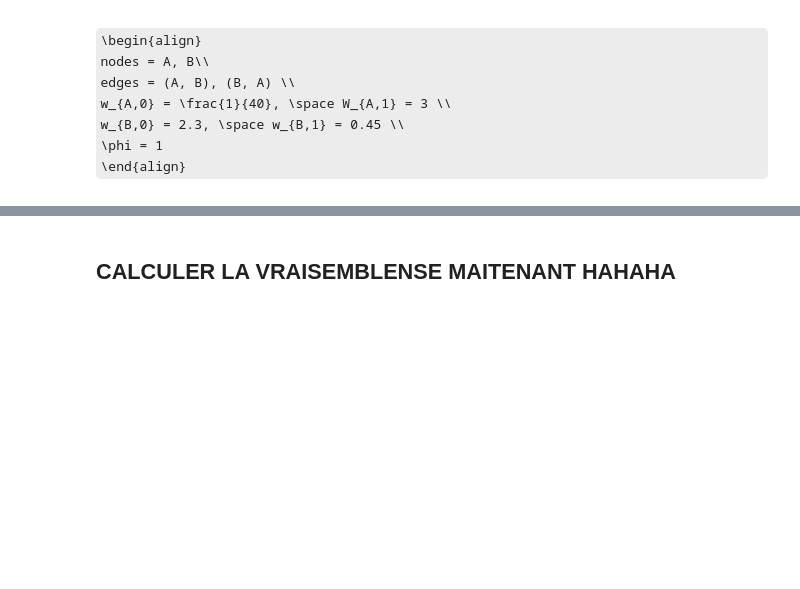
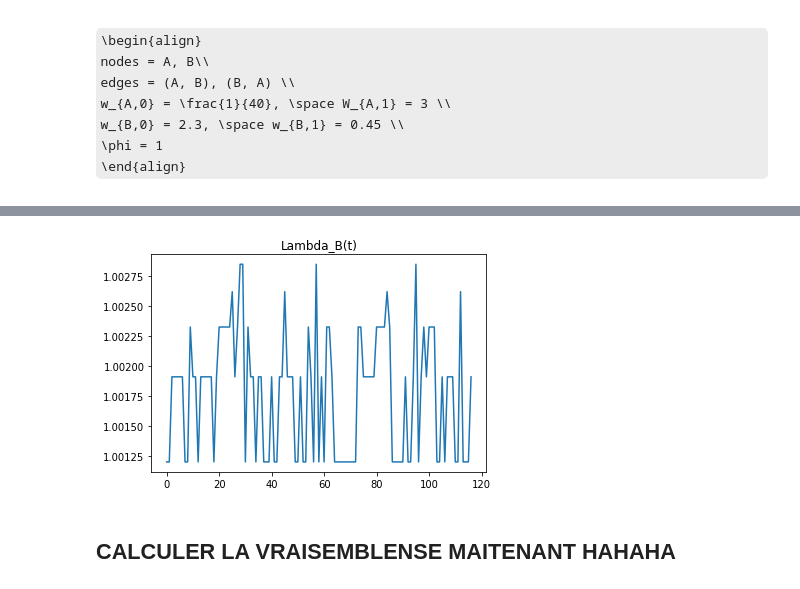
Before and after one commit to mok33/GMEs_experiments, a Jupyter notebook: Poissons-Nets.ipynb, the cells around one changed output, grey strips where cells are left out. Drawn from its saved outputs; the diff is of its cells as text; code cells hidden in the pictures; some formulas as TeX source; blank space fills up the shorter version.

```diff
--- a/Poissons-Nets.ipynb
+++ b/Poissons-Nets.ipynb
@@ -536,2 +505,9 @@ sampled_data
+# %%
+#as you can see, rate function of A is piecewise constant
+plt.plot(lambda_B)
+plt.title('Lambda_B(t)')
+plt.show()
+# %% [output]
+[figure, added]
 # %% [markdown]
 ## CALCULER LA VRAISEMBLENSE MAITENANT HAHAHA
```
Also changed, not shown: parts of 29 cells of this notebook.
